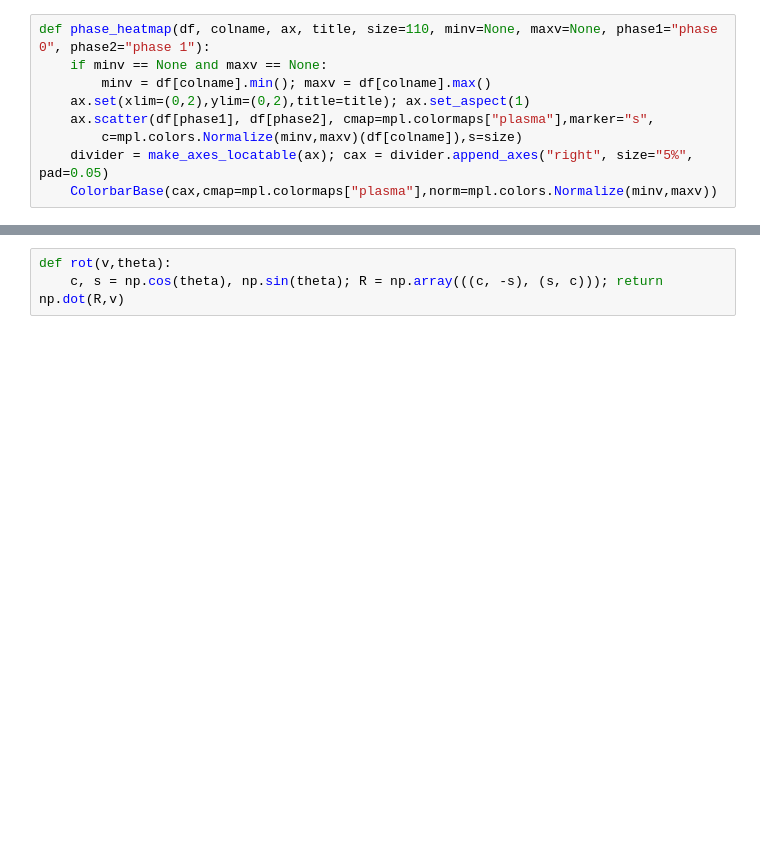
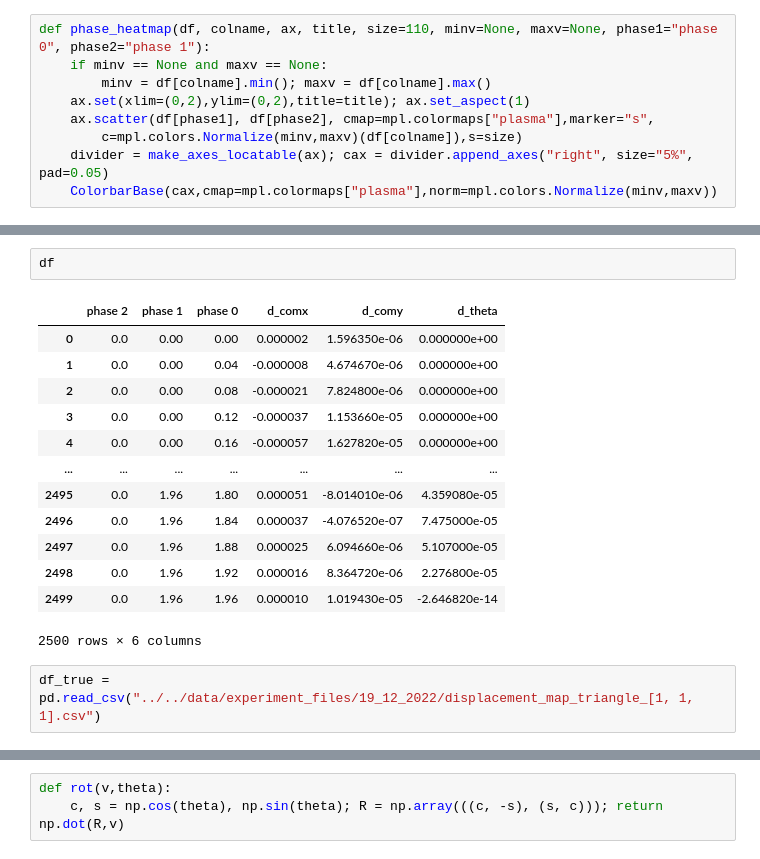
Before and after one commit to mannusschomaker/HeterogeneousGridBots, a Jupyter notebook: cpp/libsoda-cxx/debug.ipynb, the cells around one changed output, grey strips where cells are left out. Drawn from its saved outputs; the diff is of its cells as text; blank space fills up the shorter version.

```diff
--- a/cpp/libsoda-cxx/debug.ipynb
+++ b/cpp/libsoda-cxx/debug.ipynb
@@ -187,0 +188,18 @@ df["d_theta"] = df["d_theta"][(df["d_theta"] > -0.1) & (df["d_theta"] < 0.1)]
+# %%
+df
+# %% [output]
+|  | phase 2 | phase 1 | phase 0 | d_comx | d_comy | d_theta |
+| 0 | 0.0 | 0.00 | 0.00 | 0.000002 | 1.596350e-06 | 0.000000e+00 |
+| 1 | 0.0 | 0.00 | 0.04 | -0.000008 | 4.674670e-06 | 0.000000e+00 |
+| 2 | 0.0 | 0.00 | 0.08 | -0.000021 | 7.824800e-06 | 0.000000e+00 |
+| 3 | 0.0 | 0.00 | 0.12 | -0.000037 | 1.153660e-05 | 0.000000e+00 |
+| 4 | 0.0 | 0.00 | 0.16 | -0.000057 | 1.627820e-05 | 0.000000e+00 |
+| ... | ... | ... | ... | ... | ... | ... |
+| 2495 | 0.0 | 1.96 | 1.80 | 0.000051 | -8.014010e-06 | 4.359080e-05 |
+| 2496 | 0.0 | 1.96 | 1.84 | 0.000037 | -4.076520e-07 | 7.475000e-05 |
+| 2497 | 0.0 | 1.96 | 1.88 | 0.000025 | 6.094660e-06 | 5.107000e-05 |
+| 2498 | 0.0 | 1.96 | 1.92 | 0.000016 | 8.364720e-06 | 2.276800e-05 |
+| 2499 | 0.0 | 1.96 | 1.96 | 0.000010 | 1.019430e-05 | -2.646820e-14 |
+2500 rows × 6 columns
+# %%
+df_true = pd.read_csv("../../data/experiment_files/19_12_2022/displacement_map_triangle_[1, 1, 1].csv")
```
Also changed, not shown: parts of 20 cells of this notebook, 7 other files.
